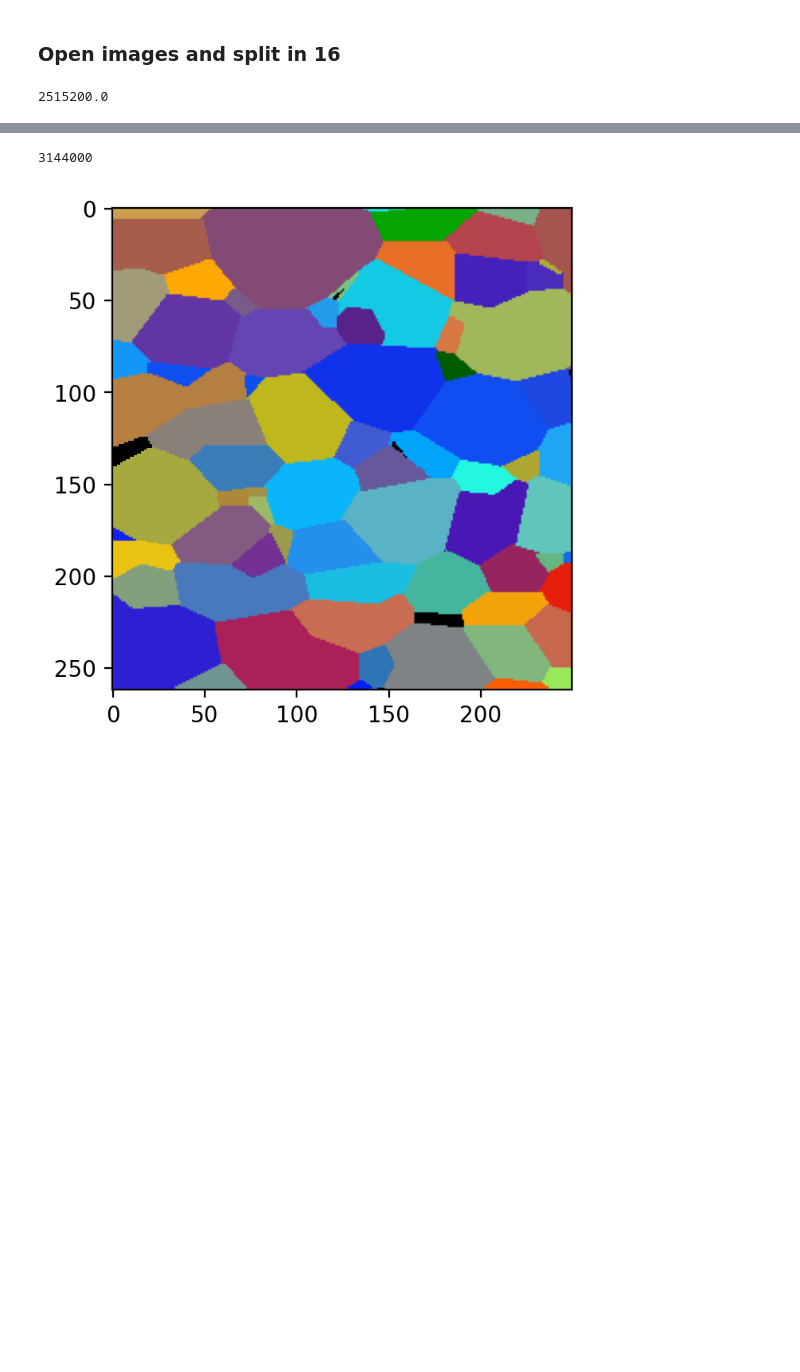
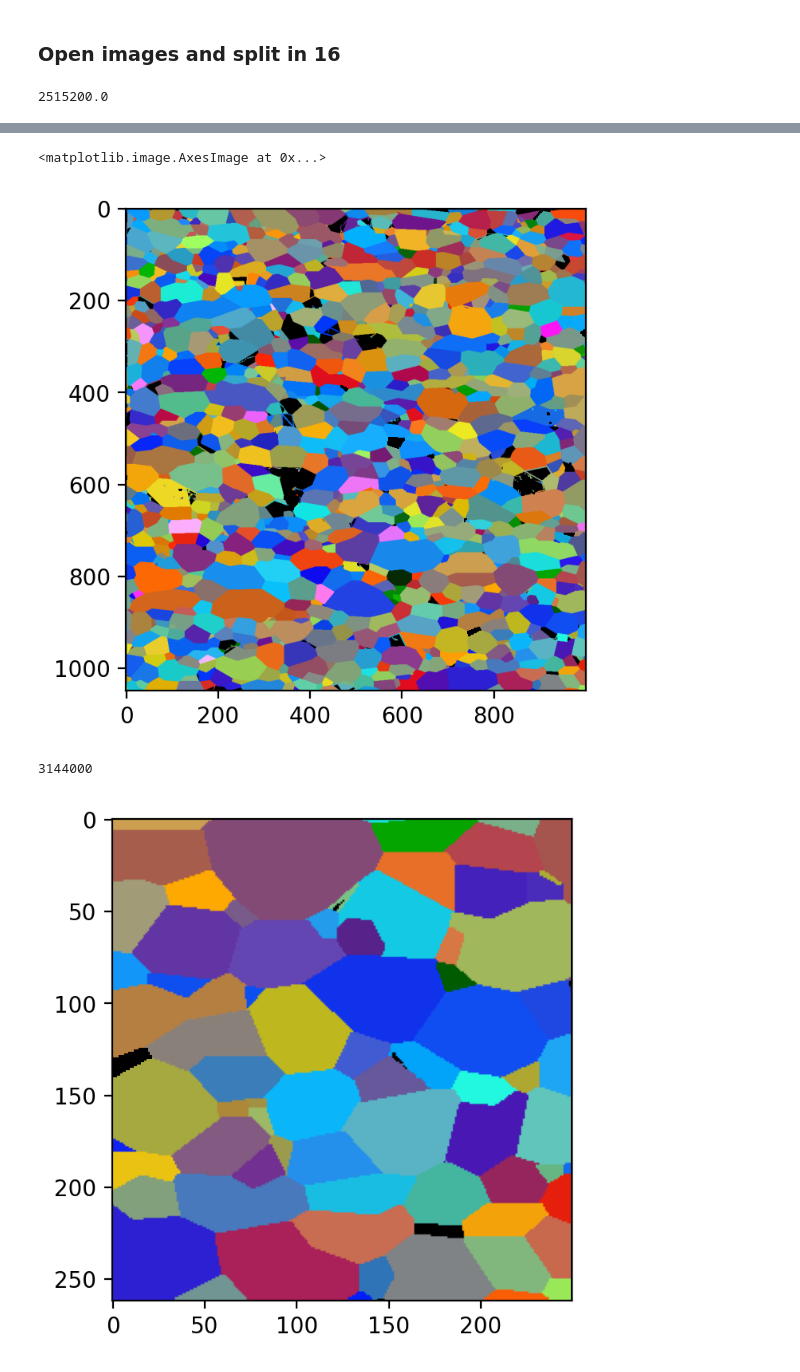
Before and after one commit to bruno-manoel-dbki/tantalum, a Jupyter notebook: source/Divide_et_Vince.ipynb, the cells around one changed output, grey strips where cells are left out. Saved outputs shown, nothing was run; the diff lists cells and outputs as text; code cells hidden in the pictures; blank space fills up the shorter version.

```diff
--- a/source/Divide_et_Vince.ipynb
+++ b/source/Divide_et_Vince.ipynb
@@ -226,3 +217,8 @@ out
+# %%
+plt.imshow(flooded_grains)
+# %% [output]
+<matplotlib.image.AxesImage at 0x...>
+[figure, added]
 # %%
 np_img = np.zeros([height, width, 3])
 np.sum(np_img==0)
```
Also changed, not shown: parts of 16 cells of this notebook, 3 other files.
